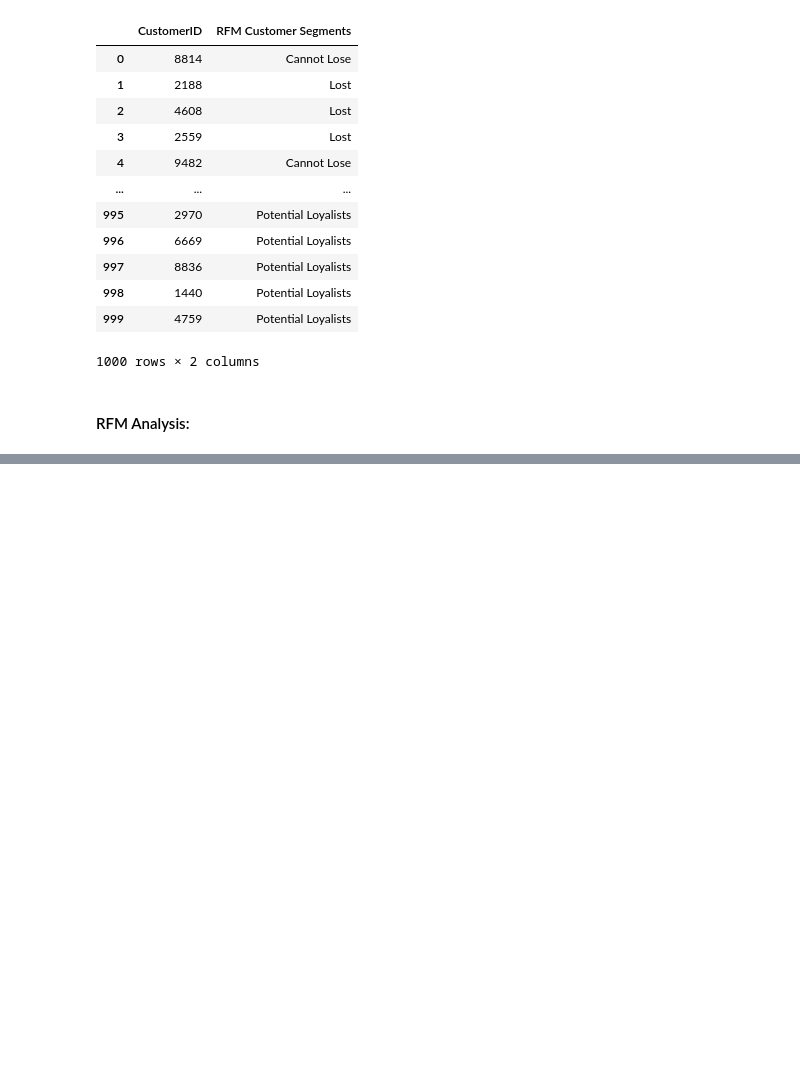
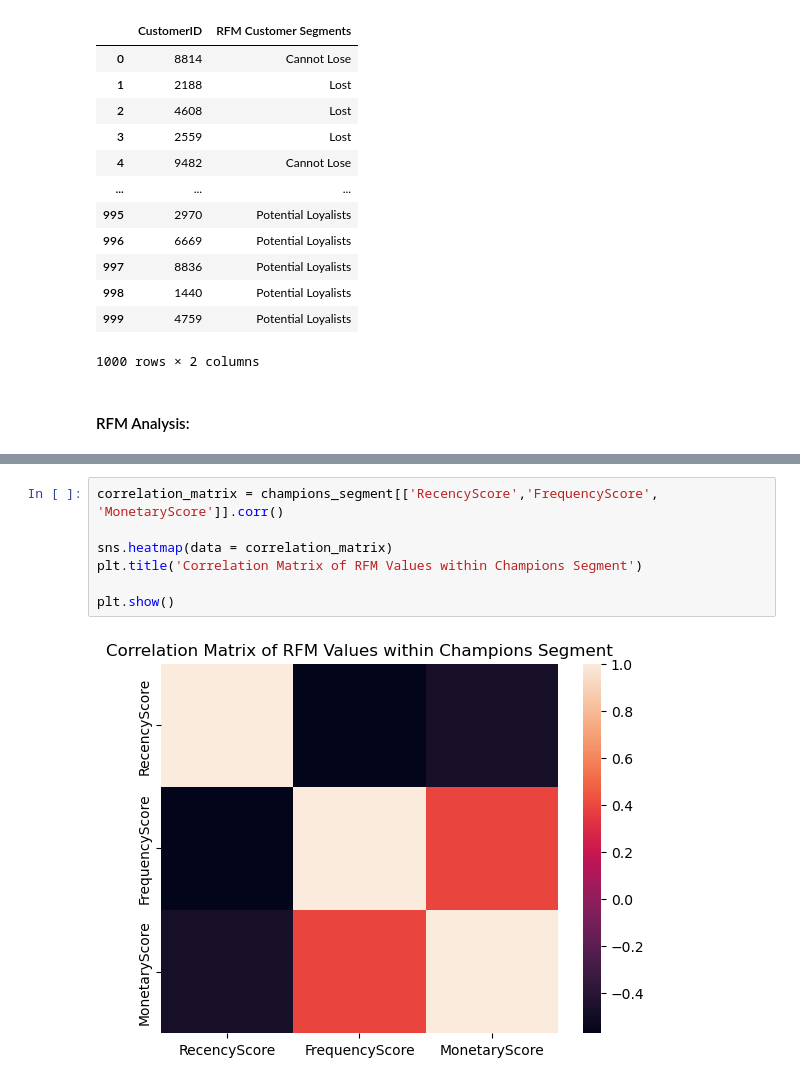
Before and after one commit to richardwarepam16/Case-Studies-DataAnalytics, a Jupyter notebook: rfmAnalysis/analysis.ipynb, the cells around one changed output, grey strips where cells are left out. Drawn from its saved outputs; the diff is of its cells as text; blank space fills up the shorter version.

```diff
--- a/rfmAnalysis/analysis.ipynb
+++ b/rfmAnalysis/analysis.ipynb
@@ -209,0 +240,9 @@ df[['CustomerID', 'RFM Customer Segments']]
+# %%
+correlation_matrix = champions_segment[['RecencyScore','FrequencyScore', 'MonetaryScore']].corr()
+
+sns.heatmap(data = correlation_matrix)
+plt.title('Correlation Matrix of RFM Values within Champions Segment')
+
+plt.show()
+# %% [output]
+[figure, added]
```
Also changed, not shown: parts of 6 cells of this notebook.
